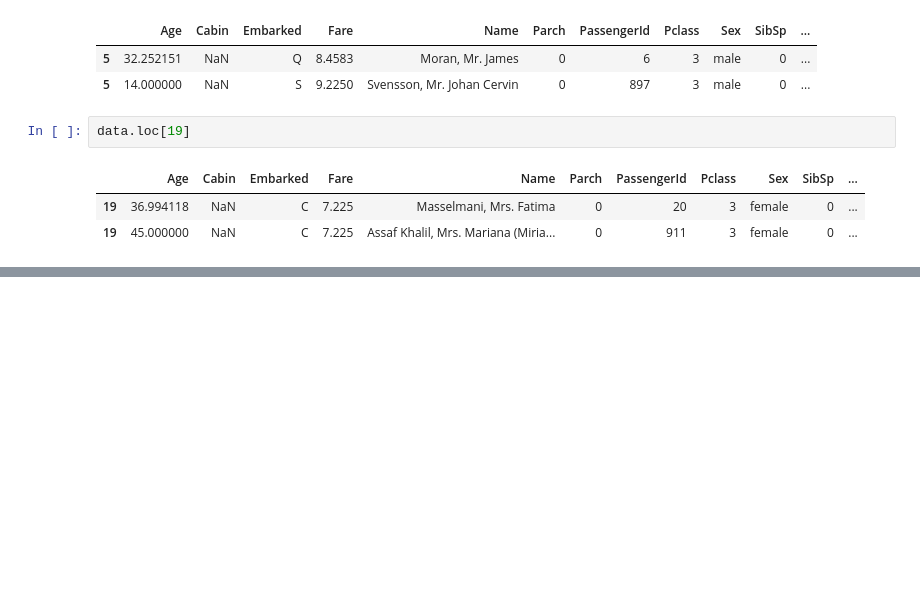
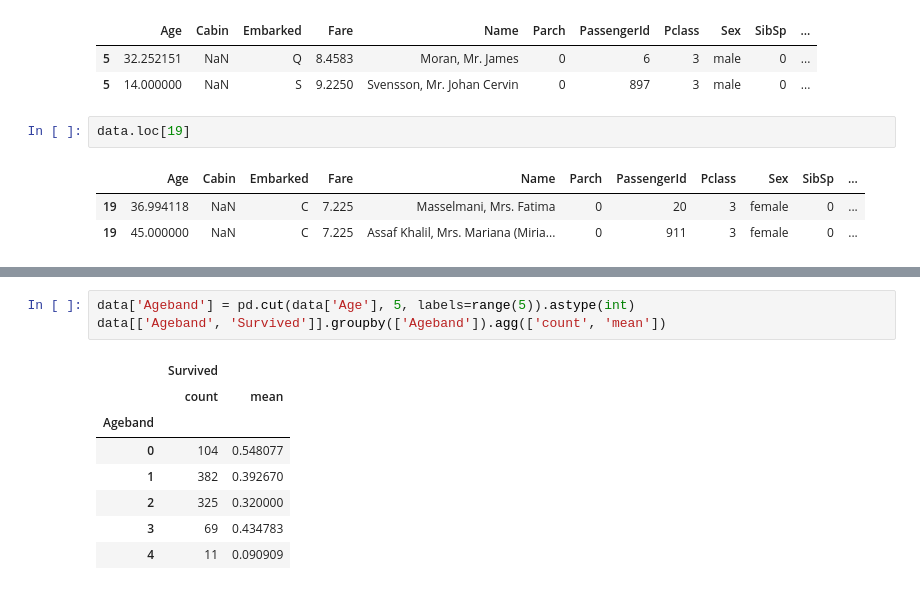
Before and after one commit to aki-06/XGBoost, a Jupyter notebook: XGBoost.ipynb, the cells around one changed output, grey strips where cells are left out. Drawn from its saved outputs; the diff is of its cells as text; blank space fills up the shorter version.

```diff
--- a/XGBoost.ipynb
+++ b/XGBoost.ipynb
@@ -209,0 +224,12 @@ data.loc[19]
+# %%
+data['Ageband'] = pd.cut(data['Age'], 5, labels=range(5)).astype(int)
+data[['Ageband', 'Survived']].groupby(['Ageband']).agg(['count', 'mean'])
+# %% [output]
+|  | Survived |  |
+|  | count | mean |
+| Ageband |  |  |
+| 0 | 104 | 0.548077 |
+| 1 | 382 | 0.392670 |
+| 2 | 325 | 0.320000 |
+| 3 | 69 | 0.434783 |
+| 4 | 11 | 0.090909 |
```
Also changed, not shown: parts of 2 cells of this notebook.
